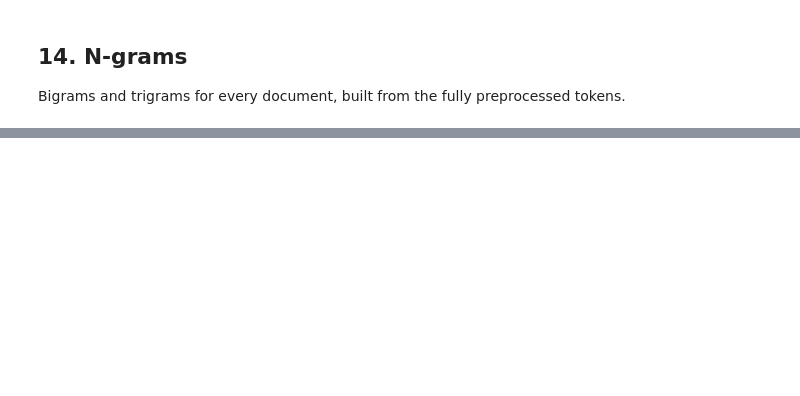
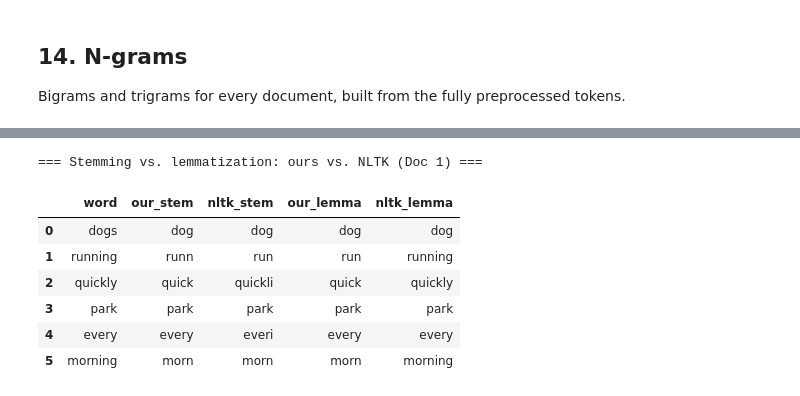
Before and after one commit to upahar-khatiwada/Feature-Extraction-in-Text, a Jupyter notebook: feature_extraction_demo.ipynb, the cells around one changed output, grey strips where cells are left out. Saved outputs shown, nothing was run; the diff lists cells and outputs as text; code cells hidden in the pictures; blank space fills up the shorter version.

```diff
--- a/feature_extraction_demo.ipynb
+++ b/feature_extraction_demo.ipynb
@@ -456,0 +464,21 @@ Doc 9
+# %%
+import nltk
+from nltk.tokenize import word_tokenize
+from nltk.corpus import stopwords as nltk_stopwords
+from nltk.stem import PorterStemmer, WordNetLemmatizer
+from nltk import pos_tag as nltk_pos_tag
+
+for pkg, path in [
+    ("punkt_tab", "tokenizers/punkt_tab"),
+    ("stopwords", "corpora/stopwords"),
+    ("wordnet", "corpora/wordnet"),
+    ("averaged_perceptron_tagger_eng", "taggers/averaged_perceptron_tagger_eng"),
+]:
+    try:
+        nltk.data.find(path)
+    except LookupError:
+        nltk.download(pkg, quiet=True)
+
+nltk_stop_set = set(nltk_stopwords.words("english"))
+porter = PorterStemmer()
+wnl = WordNetLemmatizer()
@@ -456,0 +515,20 @@ Doc 9
+# %%
+print("=== Stemming vs. lemmatization: ours vs. NLTK (Doc 1) ===")
+filtered_doc1 = remove_stopwords(raw_tokens_per_doc[1])
+lemma_compare = pd.DataFrame({
+    "word": filtered_doc1,
+    "our_stem": [stem_word(w) for w in filtered_doc1],
+    "nltk_stem": [porter.stem(w) for w in filtered_doc1],
+    "our_lemma": [lemmatize_word(w) for w in filtered_doc1],
+    "nltk_lemma": [wnl.lemmatize(w) for w in filtered_doc1],
+})
+lemma_compare
+# %% [output]
+=== Stemming vs. lemmatization: ours vs. NLTK (Doc 1) ===
+|  | word | our_stem | nltk_stem | our_lemma | nltk_lemma |
+| 0 | dogs | dog | dog | dog | dog |
+| 1 | running | runn | run | run | running |
+| 2 | quickly | quick | quickli | quick | quickly |
+| 3 | park | park | park | park | park |
+| 4 | every | every | everi | every | every |
+| 5 | morning | morn | morn | morn | morning |
```
Also changed, not shown: parts of 18 cells of this notebook, 1 other file.
